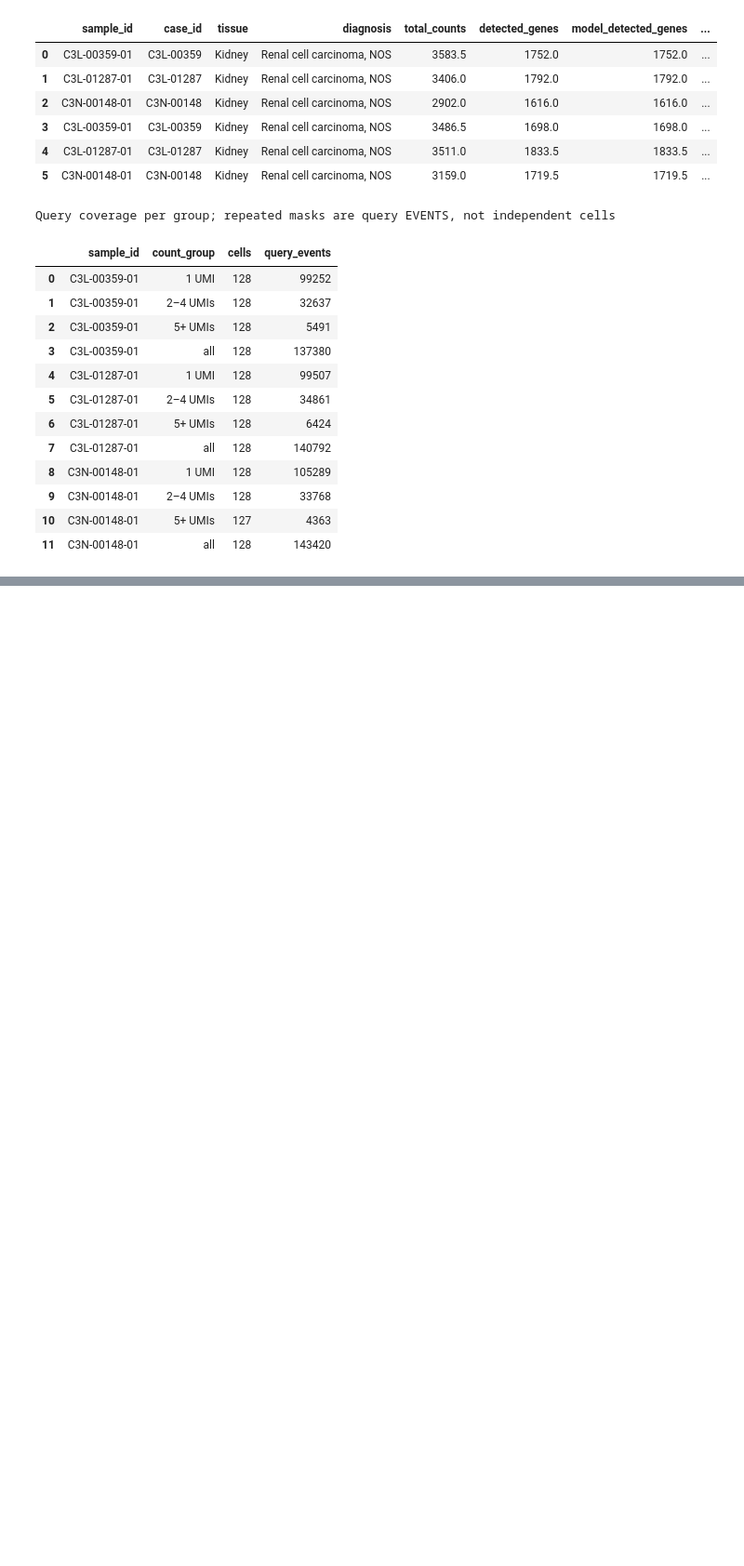
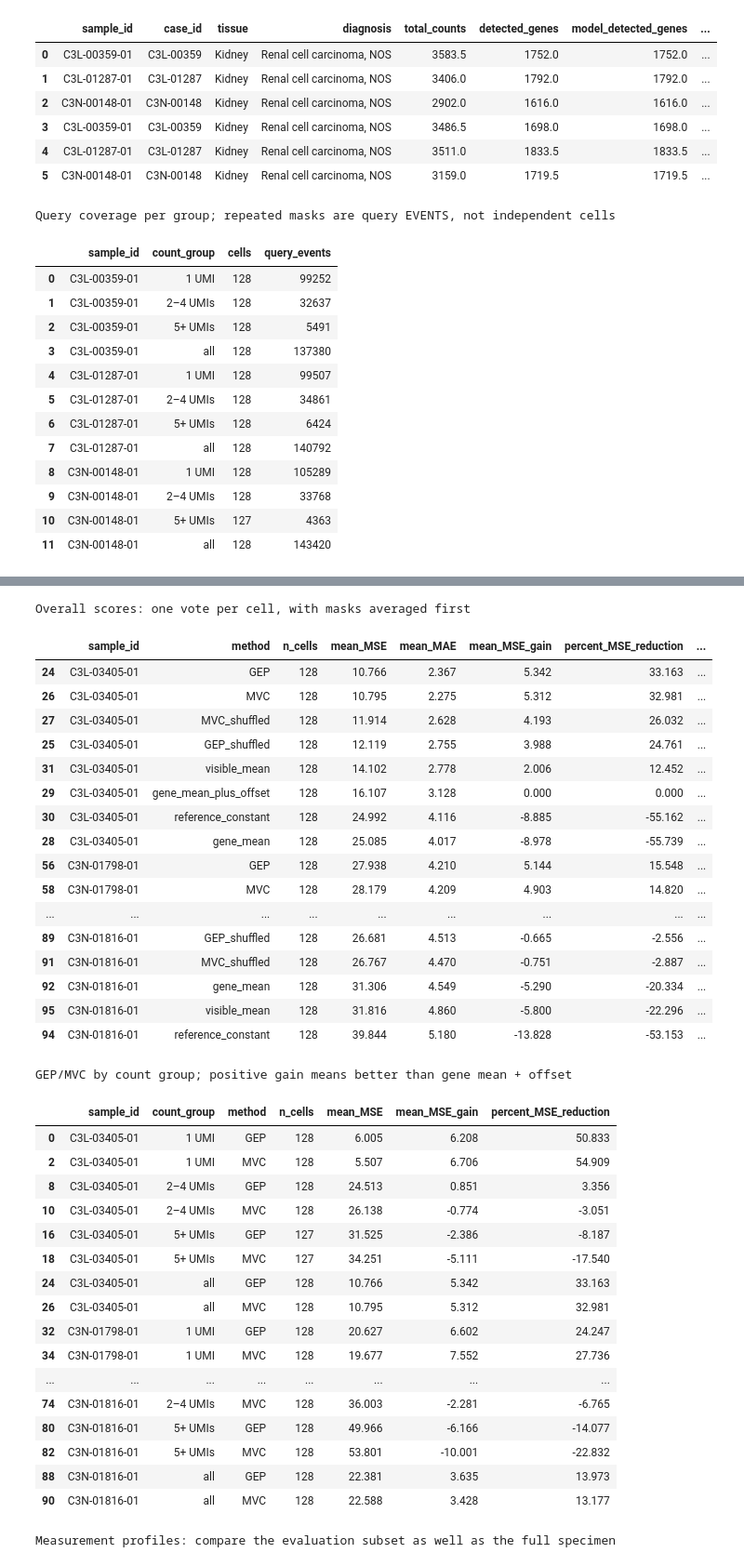
Before and after one commit to AkashPrasad2/scgpt-cna, a Jupyter notebook: notebooks/05-scGPT_benchmarking.ipynb, the cells around one changed output, grey strips where cells are left out. Shown at 93% size. Drawn from its saved outputs; the diff is of its cells as text; code cells hidden in the pictures; blank space fills up the shorter version.

```diff
--- a/notebooks/05-scGPT_benchmarking.ipynb
+++ b/notebooks/05-scGPT_benchmarking.ipynb
@@ -945,0 +1647,80 @@ Figures: /home/akash1/scgpt-cna/multicase_expression/results/20261105T2128423167
+# %%
+# 7 — Compare performance and measurement profiles, keeping specimens separate.
+all_summary = pd.concat([r["summary"] for r in results], ignore_index=True)
+all_per_cell = pd.concat([r["per_cell"] for r in results], ignore_index=True)
+all_obs = pd.concat([r["obs"].reset_index() for r in results], ignore_index=True)
+all_audits = pd.DataFrame([r["audit"] for r in results])
+all_summary.to_csv(RUN_DIR / "all_specimens_summary.csv", index=False)
+all_per_cell.to_csv(RUN_DIR / "all_specimens_cell_scores.csv", index=False)
+all_audits.to_csv(RUN_DIR / "all_specimens_audit.csv", index=False)
+
+print("Overall scores: one vote per cell, with masks averaged first")
+display(all_summary.query("count_group == 'all'")[[
+    "sample_id", "method", "n_cells", "mean_MSE", "mean_MAE",
+    "mean_MSE_gain", "percent_MSE_reduction", "cells_beating_baseline"
+]].sort_values(["sample_id", "mean_MSE"]).round(3))
+
+print("GEP/MVC by count group; positive gain means better than gene mean + offset")
+display(all_summary.loc[all_summary["method"].isin(["GEP", "MVC"]), [
+    "sample_id", "count_group", "method", "n_cells", "mean_MSE",
+    "mean_MSE_gain", "percent_MSE_reduction"
+]].round(3))
+
+profile_metrics = ["total_counts", "detected_genes", "model_detected_genes", "fraction_count_one",
+                   "model_count_fraction", "occupied_bins", "dominant_bin_fraction", "pct_counts_mt"]
+profile_parts = []
+for label, frame in [("all_loaded_cells", all_obs),
+                     ("evaluated_cells", all_obs.loc[all_obs["evaluated_this_run"]])]:
+    part = frame.groupby(["sample_id", "case_id", "tissue", "diagnosis"])[profile_metrics].median()
+    part["n_cells"] = frame.groupby(["sample_id", "case_id", "tissue", "diagnosis"]).size()
+    part["population"] = label
+    profile_parts.append(part.reset_index())
+profiles = pd.concat(profile_parts, ignore_index=True)
+profiles.to_csv(RUN_DIR / "measurement_profile_medians.csv", index=False)
+print("Measurement profiles: compare the evaluation subset as well as the full specimen")
+display(profiles.round(3))
+
+print("Query coverage per group; repeated masks are query EVENTS, not independent cells")
+coverage = (all_per_cell.query("method == 'GEP'")
+            .groupby(["sample_id", "count_group"], as_index=False)
+            .agg(cells=("cell_id", "nunique"), query_events=("query_events", "sum")))
+coverage.to_csv(RUN_DIR / "query_coverage.csv", index=False)
+display(coverage)
+# %% [output]
+Overall scores: one vote per cell, with masks averaged first
+|  | sample_id | method | n_cells | mean_MSE | mean_MAE | mean_MSE_gain | percent_MSE_reduction | ... |
+| 24 | C3L-03405-01 | GEP | 128 | 10.766 | 2.367 | 5.342 | 33.163 | ... |
+| 26 | C3L-03405-01 | MVC | 128 | 10.795 | 2.275 | 5.312 | 32.981 | ... |
+| 27 | C3L-03405-01 | MVC_shuffled | 128 | 11.914 | 2.628 | 4.193 | 26.032 | ... |
+| 25 | C3L-03405-01 | GEP_shuffled | 128 | 12.119 | 2.755 | 3.988 | 24.761 | ... |
+| 31 | C3L-03405-01 | visible_mean | 128 | 14.102 | 2.778 | 2.006 | 12.452 | ... |
+| 29 | C3L-03405-01 | gene_mean_plus_offset | 128 | 16.107 | 3.128 | 0.000 | 0.000 | ... |
+| 30 | C3L-03405-01 | reference_constant | 128 | 24.992 | 4.116 | -8.885 | -55.162 | ... |
+| 28 | C3L-03405-01 | gene_mean | 128 | 25.085 | 4.017 | -8.978 | -55.739 | ... |
+| 56 | C3N-01798-01 | GEP | 128 | 27.938 | 4.210 | 5.144 | 15.548 | ... |
+| 58 | C3N-01798-01 | MVC | 128 | 28.179 | 4.209 | 4.903 | 14.820 | ... |
+| ... | ... | ... | ... | ... | ... | ... | ... | ... |
+| 89 | C3N-01816-01 | GEP_shuffled | 128 | 26.681 | 4.513 | -0.665 | -2.556 | ... |
+| 91 | C3N-01816-01 | MVC_shuffled | 128 | 26.767 | 4.470 | -0.751 | -2.887 | ... |
+| 92 | C3N-01816-01 | gene_mean | 128 | 31.306 | 4.549 | -5.290 | -20.334 | ... |
+| 95 | C3N-01816-01 | visible_mean | 128 | 31.816 | 4.860 | -5.800 | -22.296 | ... |
+| 94 | C3N-01816-01 | reference_constant | 128 | 39.844 | 5.180 | -13.828 | -53.153 | ... |
+GEP/MVC by count group; positive gain means better than gene mean + offset
+|  | sample_id | count_group | method | n_cells | mean_MSE | mean_MSE_gain | percent_MSE_reduction |
+| 0 | C3L-03405-01 | 1 UMI | GEP | 128 | 6.005 | 6.208 | 50.833 |
+| 2 | C3L-03405-01 | 1 UMI | MVC | 128 | 5.507 | 6.706 | 54.909 |
+| 8 | C3L-03405-01 | 2–4 UMIs | GEP | 128 | 24.513 | 0.851 | 3.356 |
+| 10 | C3L-03405-01 | 2–4 UMIs | MVC | 128 | 26.138 | -0.774 | -3.051 |
+| 16 | C3L-03405-01 | 5+ UMIs | GEP | 127 | 31.525 | -2.386 | -8.187 |
+| 18 | C3L-03405-01 | 5+ UMIs | MVC | 127 | 34.251 | -5.111 | -17.540 |
+| 24 | C3L-03405-01 | all | GEP | 128 | 10.766 | 5.342 | 33.163 |
+| 26 | C3L-03405-01 | all | MVC | 128 | 10.795 | 5.312 | 32.981 |
+| 32 | C3N-01798-01 | 1 UMI | GEP | 128 | 20.627 | 6.602 | 24.247 |
+| 34 | C3N-01798-01 | 1 UMI | MVC | 128 | 19.677 | 7.552 | 27.736 |
+| ... | ... | ... | ... | ... | ... | ... | ... |
+| 74 | C3N-01816-01 | 2–4 UMIs | MVC | 128 | 36.003 | -2.281 | -6.765 |
+| 80 | C3N-01816-01 | 5+ UMIs | GEP | 128 | 49.966 | -6.166 | -14.077 |
+| 82 | C3N-01816-01 | 5+ UMIs | MVC | 128 | 53.801 | -10.001 | -22.832 |
+| 88 | C3N-01816-01 | all | GEP | 128 | 22.381 | 3.635 | 13.973 |
+| 90 | C3N-01816-01 | all | MVC | 128 | 22.588 | 3.428 | 13.177 |
+Measurement profiles: compare the evaluation subset as well as the full specimen
```
Also changed, not shown: parts of 24 cells of this notebook.
